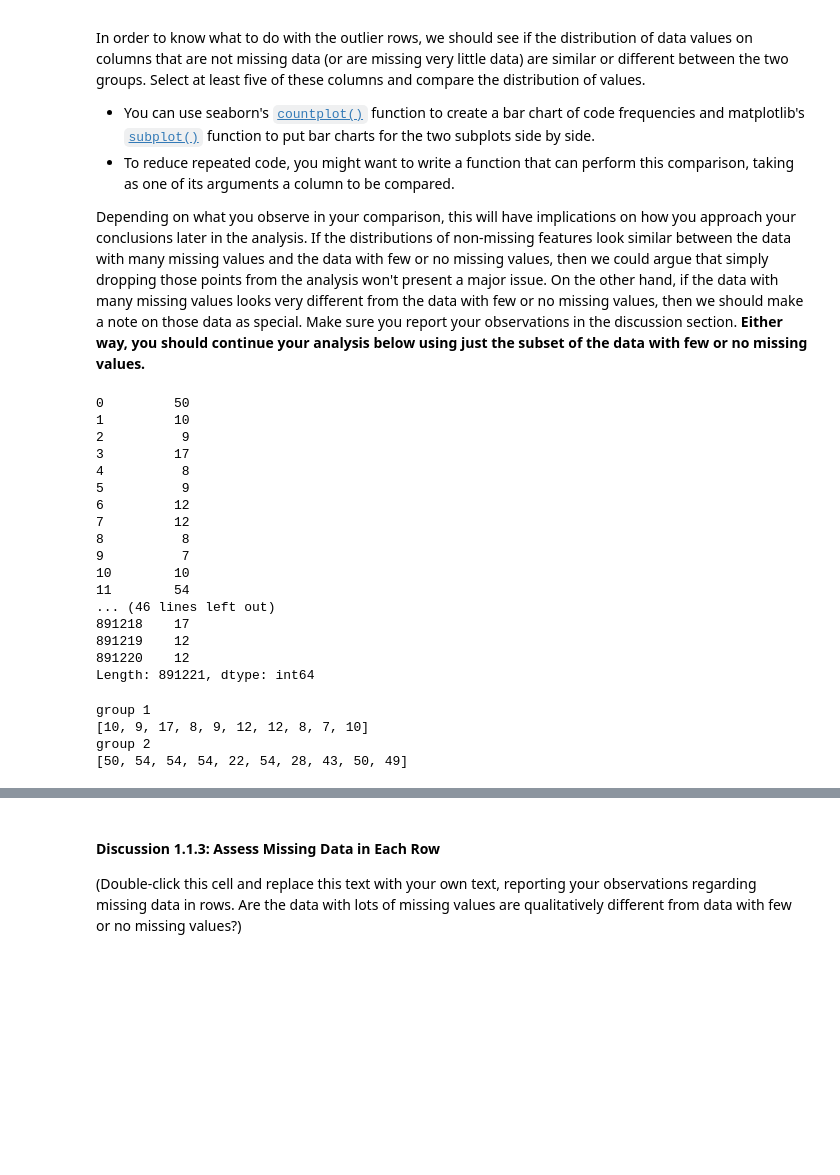
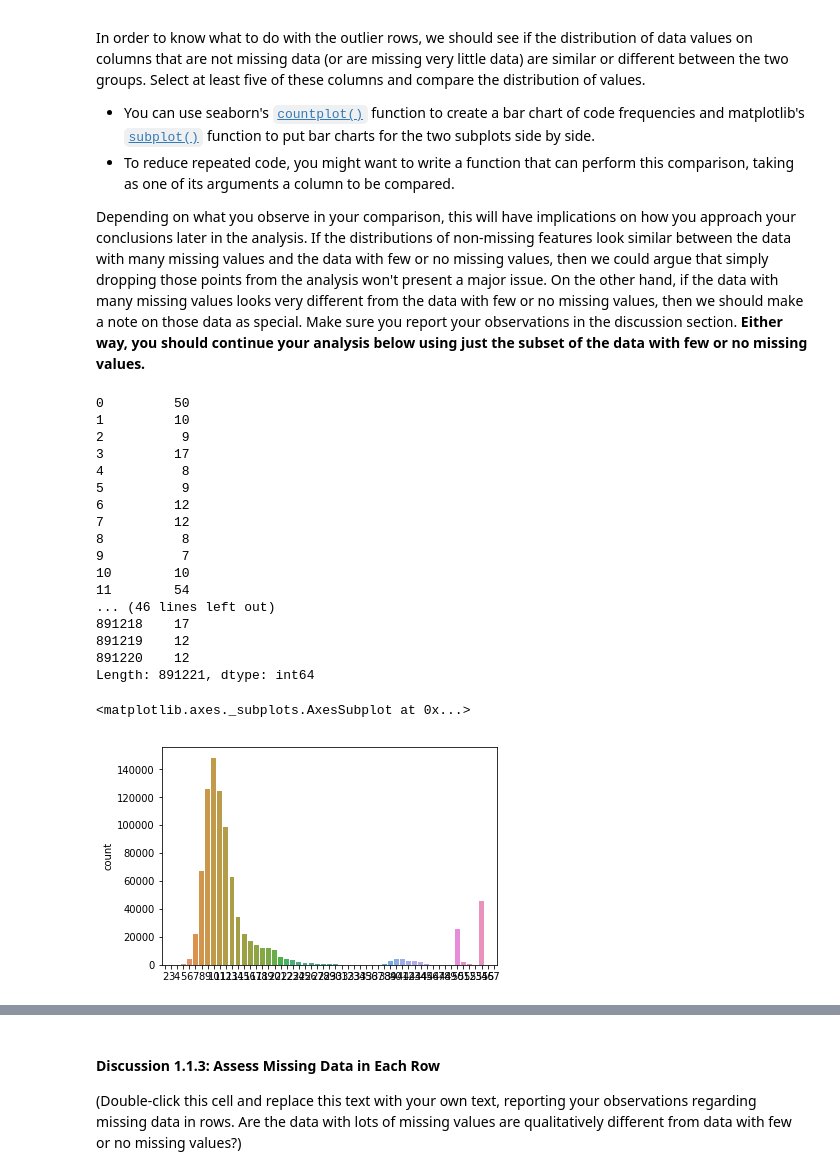
Before and after one commit to greulist137/Data-Science---Customer-Segments, a Jupyter notebook: Identify_Customer_Segments.ipynb, the cells around one changed output, grey strips where cells are left out. Saved outputs shown, nothing was run; the diff lists cells and outputs as text; code cells hidden in the pictures; blank space fills up the shorter version.

Commit message:
Commit - Addition of row data graphing
The purpose of this commit is to graph out the missing data in the rows to visully see the missing data

```diff
--- a/Identify_Customer_Segments.ipynb
+++ b/Identify_Customer_Segments.ipynb
@@ -181,28 +186,36 @@ In order to know what to do with the outlier rows, we should see if the distribu
 - To reduce repeated code, you might want to write a function that can perform this comparison, taking as one of its arguments a column to be compared.
 
 Depending on what you observe in your comparison, this will have implications on how you approach your conclusions later in the analysis. If the distributions of non-missing features look similar between the data with many missing values and the data with few or no missing values, then we could argue that simply dropping those points from the analysis won't present a major issue. On the other hand, if the data with many missing values looks very different from the data with few or no missing values, then we should make a note on those data as special. Make sure you report your observations in the discussion section. **Either way, you should continue your analysis below using just the subset of the data with few or no missing values.**
-# %%
-# How much data is missing in each row of the dataset?
-total_group = azdias.isnull().sum(axis=1)
-print(total_group)
-# %% [output]
-0         50
-1         10
-2          9
-3         17
-4          8
-5          9
-6         12
-7         12
-8          8
-9          7
-10        10
-11        54
-... (46 lines left out)
-891218    17
-891219    12
-891220    12
-Length: 891221, dtype: int64
+# %%
+# How much data is missing in each row of the dataset?
+'''Go through each row and determine how many NaN there are.  for the NaN, we can put a list together of occurances
+to see where th outliers are.  Then we can make the two grops 1 for 0 or few NaN and another group for many NaN.'''
+'''https://stackoverflow.com/questions/42528921/how-to-prevent-overlapping-x-axis-labels-in-sns-countplot
+This is to change the size of the plot'''
+
+total_group = azdias.isnull().sum(axis=1)
+print(total_group)
+sns.countplot(total_group)
+# %% [output]
+0         50
+1         10
+2          9
+3         17
+4          8
+5          9
+6         12
+7         12
+8          8
+9          7
+10        10
+11        54
+... (46 lines left out)
+891218    17
+891219    12
+891220    12
+Length: 891221, dtype: int64
+<matplotlib.axes._subplots.AxesSubplot at 0x...>
+[figure, added]
 # %%
 # Write code to divide the data into two subsets based on the number of missing
 # values in each row.
@@ -217,13 +230,10 @@ for x in total_group:
 #Testing purposes
 print('group 1')
 print(group_1[:10])
+print('size of group 1')
+print(group_1.size())
 print('group 2')
 print(group_2[:10])
-# %% [output]
-group 1
-[10, 9, 17, 8, 9, 12, 12, 8, 7, 10]
-group 2
-[50, 54, 54, 54, 22, 54, 28, 43, 50, 49]
 # %%
 #Determining columns that have under 5K NaN
 column_names = []
```
Also changed, not shown: parts of 4 cells of this notebook.
